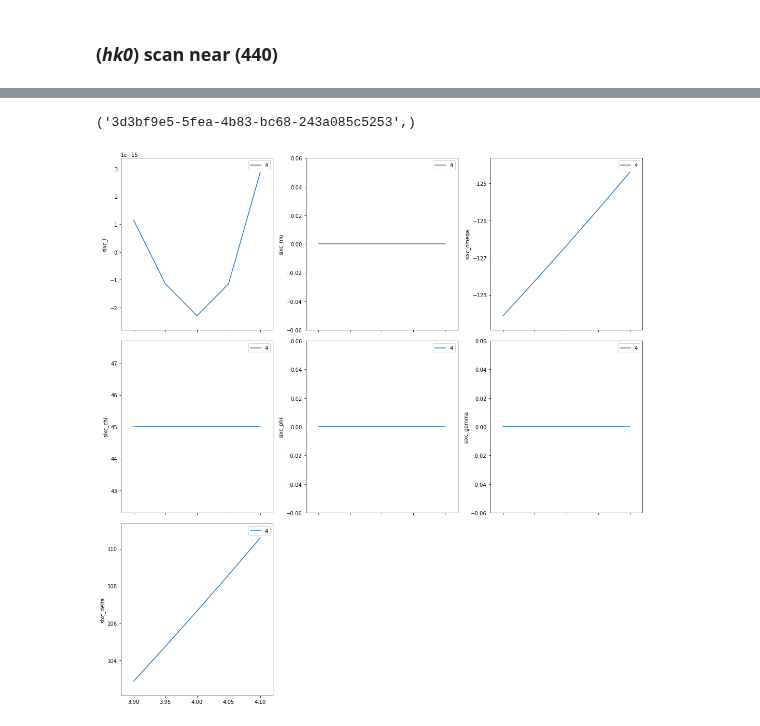
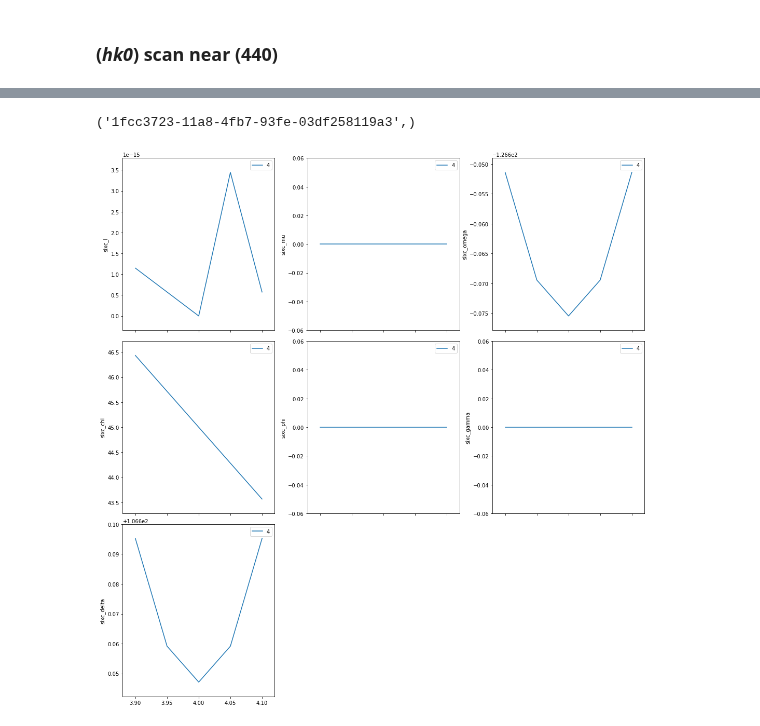
Before and after one commit to bluesky/hklpy, a Jupyter notebook: examples/geo_e6c.ipynb, the cells around one changed output, grey strips where cells are left out. Cells and saved outputs as stored; diff of their text form; code cells hidden in the pictures.

```diff
--- a/examples/geo_e6c.ipynb
+++ b/examples/geo_e6c.ipynb
@@ -402,5 +395,5 @@ generator scan ['e8751e8d'] (scan num: 3)
 # %% [markdown]
 ### (_hk0_) scan near (440)
 # %%
-RE(bp.scan([], sixc.h, 3.9, 4.1, sixc.k, 3.9, 4.1, 5))
+RE(bp.scan([], sixc.h, 3.9, 4.1, sixc.k, 4.1, 3.9, 5))
 # %% [output]
@@ -420,2 +413,2 @@ generator scan ['3d3bf9e5'] (scan num: 4)
-('3d3bf9e5-5fea-4b83-bc68-243a085c5253',)
+('1fcc3723-11a8-4fb7-93fe-03df258119a3',)
-[figure, old version]
+[figure, new version]
```
Also changed, not shown: parts of 9 cells of this notebook, 3 other files.
